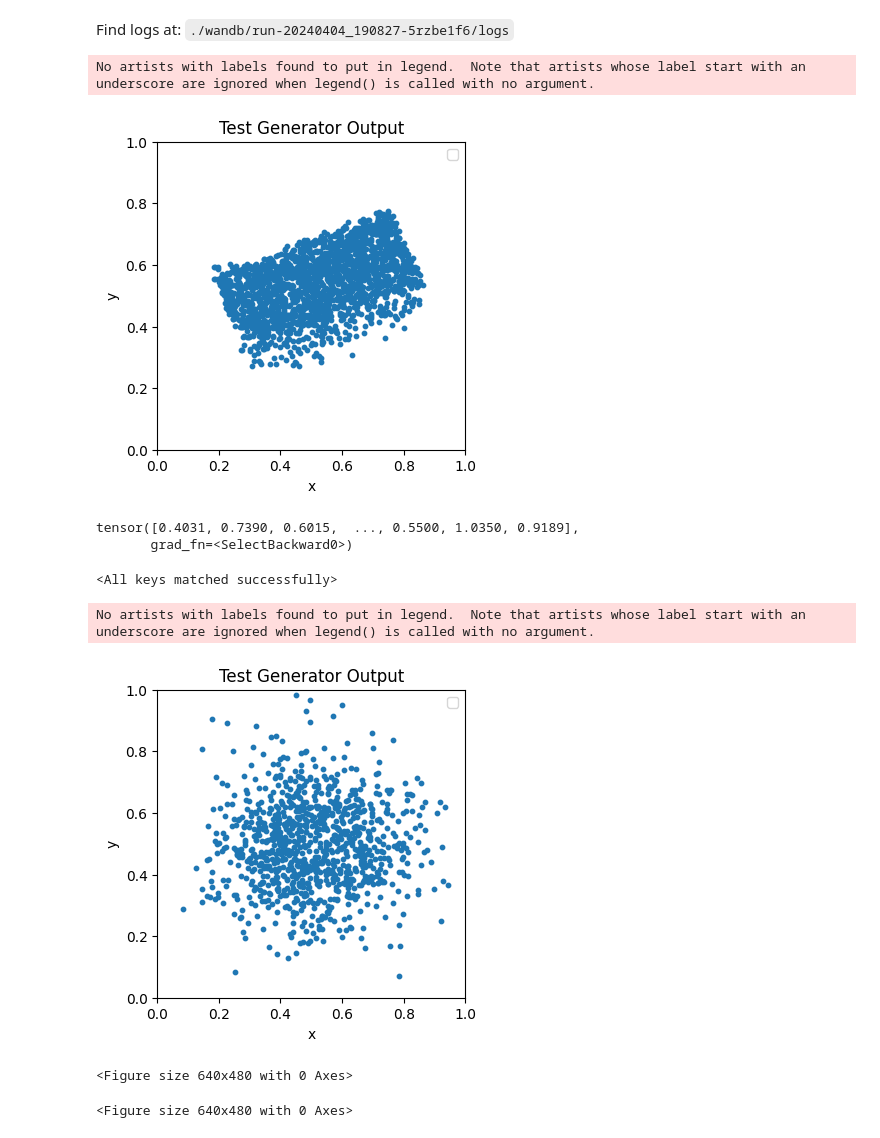
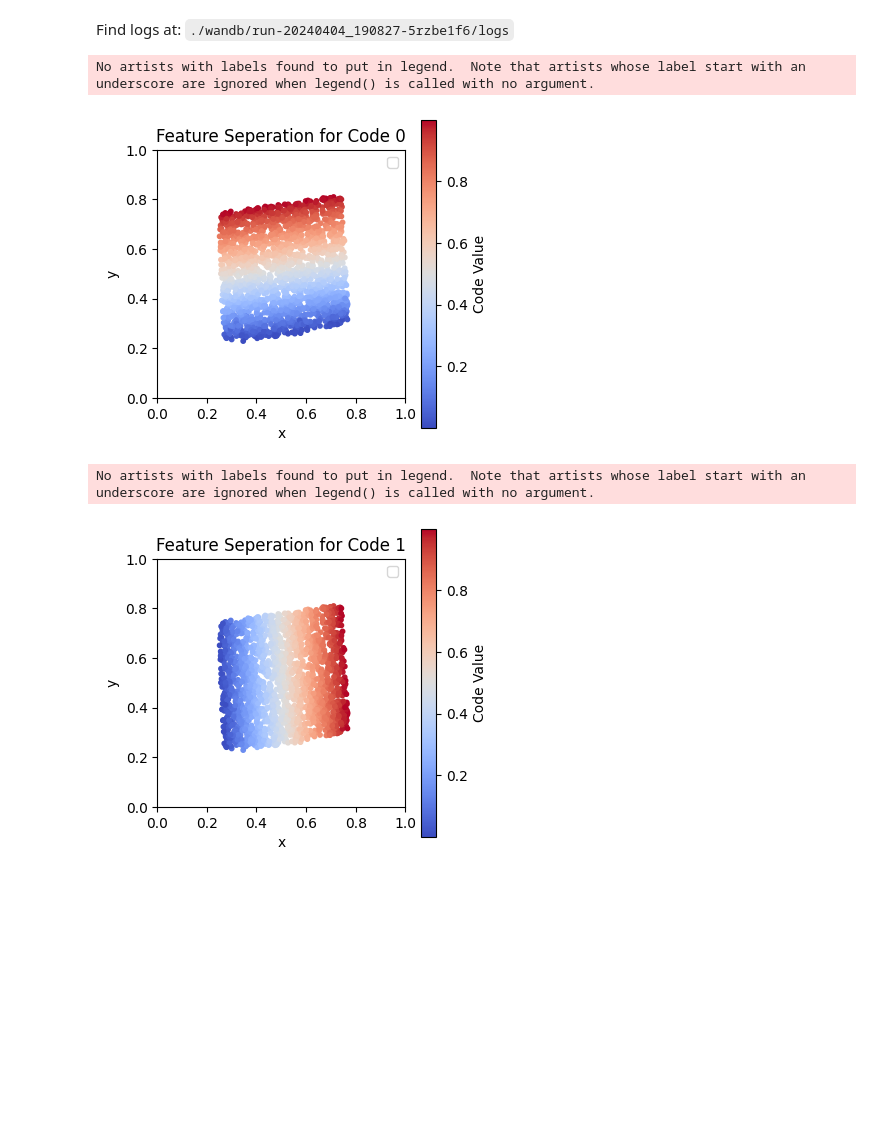
Before and after one commit to JacksonnF/InfoQGAN, a Jupyter notebook: experiments/InfoGAN.ipynb, the cells around one changed output. Cells and saved outputs as stored; diff of their text form; code cells hidden in the pictures; blank space fills up the shorter version.

Commit message:
good model with good plots

```diff
--- a/experiments/InfoGAN.ipynb
+++ b/experiments/InfoGAN.ipynb
@@ -293,44 +293,32 @@ View project at: https://wandb.ai/jacksonfraser55/InfoQGAN
 Synced 6 W&B file(s), 0 media file(s), 0 artifact file(s) and 0 other file(s)
 Find logs at: ./wandb/run-20240404_190827-5rzbe1f6/logs
 # %%
-rand_inp = torch.randn((5000, noise_size+code_size))
+rand_inp = torch.rand((2000, noise_size+code_size))
 gen_output = net_G(rand_inp)
 
 x_test = gen_output[:, 0].detach().numpy()
 y_test = gen_output[:, 1].detach().numpy()
 
 # Plot test data
-def plot_xy(x_pts, y_pts):
+def plot_xy_codes(x_pts, y_pts, code_index):
     plt.figure(figsize=(4, 4))
-    plt.scatter(x_pts, y_pts, alpha=1, s=10)
+    plt.scatter(x_pts, y_pts, c=rand_inp[:, code_index], cmap='coolwarm', alpha=1, s=10)
     plt.xlim(0, 1)
     plt.ylim(0, 1)
     plt.xlabel('x')
     plt.ylabel('y')
-    plt.title("Test Generator Output")
+    plt.title(f"Feature Seperation for Code {code_index}")
     plt.gca().set_aspect('equal', adjustable='box')  # Make the plot square
     plt.legend()
+    plt.colorbar(label='Code Value')
     plt.show()
 
-plot_xy(fk_prog[-20][:, 0].detach().numpy(), fk_prog[-20][:, 1].detach().numpy())
+plot_xy_codes(gen_output[:, 0].detach().numpy(), gen_output[:, 1].detach().numpy(), 0)
 # %% [output]
 No artists with labels found to put in legend.  Note that artists whose label start with an underscore are ignored when legend() is called with no argument.
-[figure, old version]
+[figure, new version]
-# %%
-gen_output[:, 0]
-# %% [output]
-tensor([0.4031, 0.7390, 0.6015,  ..., 0.5500, 1.0350, 0.9189],
-       grad_fn=<SelectBackward0>)
-# %%
-test_model = Generator(noise_size + code_size, 32, 2)
-test_model.load_state_dict(torch.load('./models/pval{P}.pth'))
-# %% [output]
-<All keys matched successfully>
 # %%
-out = test_model(torch.randn((1000, noise_size+code_size)))
-plot_xy(out[:, 0].detach().numpy(), out[:, 1].detach().numpy())
+plot_xy_codes(gen_output[:, 0].detach().numpy(), gen_output[:, 1].detach().numpy(), 1)
 # %% [output]
 No artists with labels found to put in legend.  Note that artists whose label start with an underscore are ignored when legend() is called with no argument.
-[figure, old version]
+[figure, new version]
-<Figure size 640x480 with 0 Axes>
-<Figure size 640x480 with 0 Axes>
```
Also changed, not shown: parts of 1 cell of this notebook.
